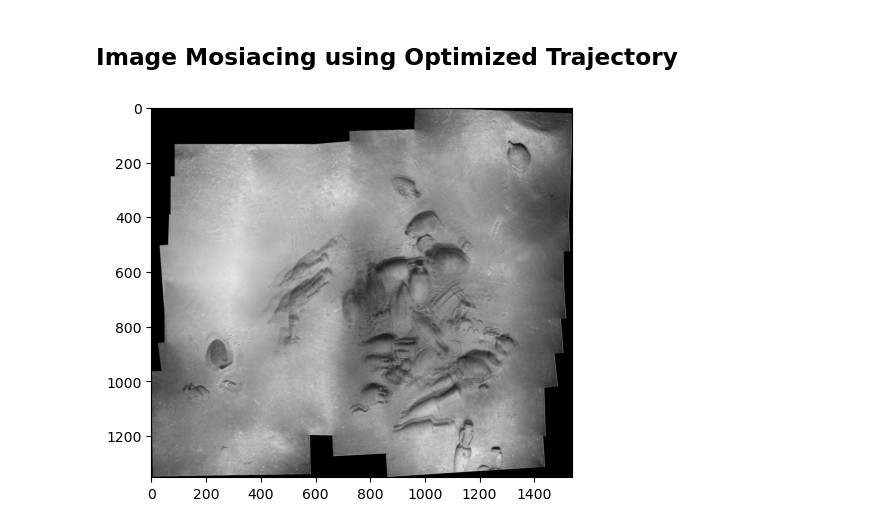
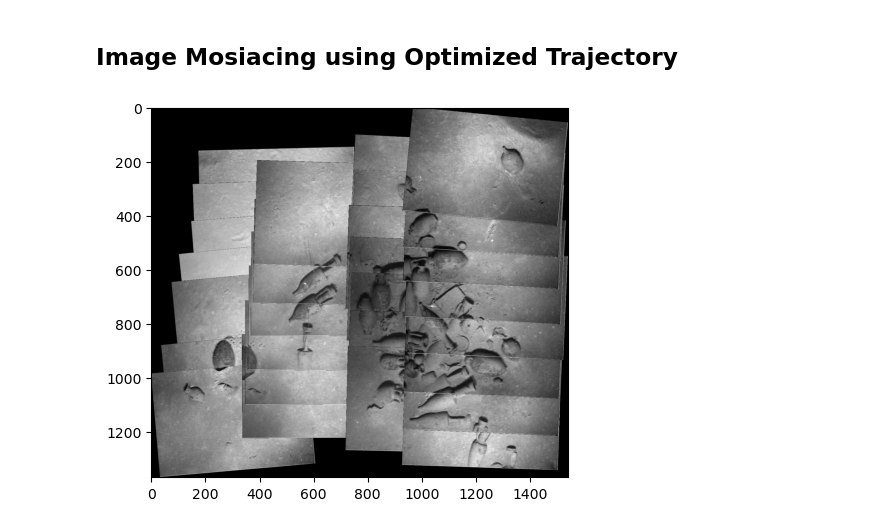
Before and after one commit to KSorte/Autonomous_Field_Robotics, a Jupyter notebook: skerski_dataset_mosaicing_using_gtsam/roman_shipwreck_visual_slam.ipynb, the cells around one changed output. Drawn from its saved outputs; the diff is of its cells as text; code cells hidden in the pictures.

```diff
--- a/skerski_dataset_mosaicing_using_gtsam/roman_shipwreck_visual_slam.ipynb
+++ b/skerski_dataset_mosaicing_using_gtsam/roman_shipwreck_visual_slam.ipynb
@@ -113,7 +116,14 @@ image_mosiacking.project_images_on_canvas()
 ## Load 29 Images
 # %%
 image_directories = ["29images/first_column", "29images/second_column", "29images/third_column", "29images/fourth_column"]
-image_mosiacking_29 = im.ImageMosiacking(image_directories, False, "all_images", min_inliers=20, max_reprojection_error=2.0, link_proposal_distance_factor=2.0)
+
+image_mosiacking_29 = im.ImageMosiacking(
+        image_directories,
+        display_feature_matching=False,
+        use_blending=False,
+        min_inliers=15,
+        max_reprojection_error=5.0,
+        link_proposal_distance_factor=1.5)
 
 image_mosiacking_29.get_images_for_mosaicking()
 # %% [markdown]
@@ -152,12 +162,12 @@ optimizer_2.plot_covariances("after")
 # %%
 # Get optimized image center trajectory from the GTSAM optimizer object.
 optimized_trajectory = optimizer_2.get_optimized_trajectory()
 
 # update the homographies in the image mosiacing graph.
 image_mosiacking_29.update_homographies(optimized_trajectory)
 
 # Execute image mosiacing routine.
 image_mosiacking_29.get_panorama_canvas()
-image_mosiacking_29.project_images_on_canvas()
+image_mosiacking_29.project_images_on_canvas("images_29_after_optimization")
 # %% [output]
-[figure, old version]
+[figure, new version]
```
Also changed, not shown: parts of 8 cells of this notebook, 8 other files.
